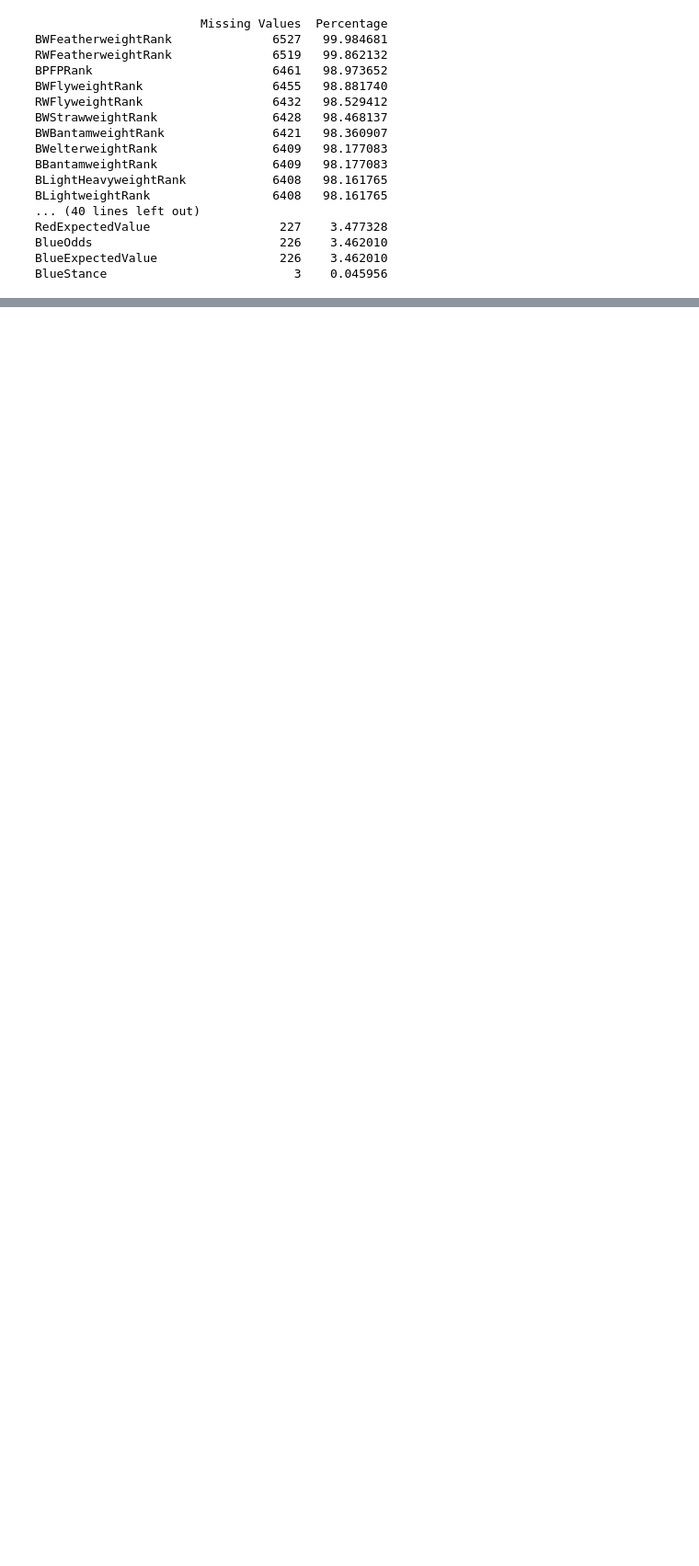
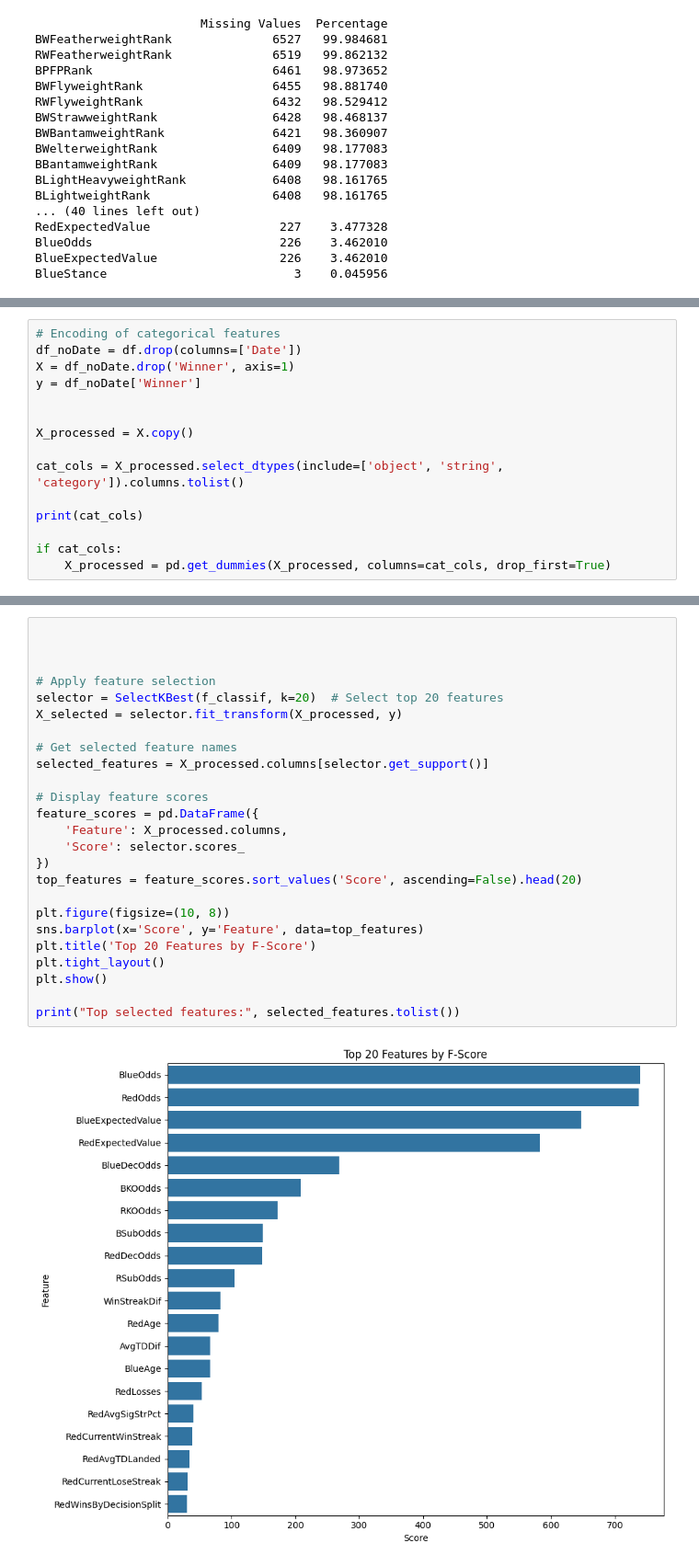
Before and after one commit to 0xPsyop/Octagon-Oracle, a Jupyter notebook: oracle.ipynb, the cells around one changed output, grey strips where cells are left out. Shown at 92% size. Drawn from its saved outputs; the diff is of its cells as text; blank space fills up the shorter version.

Commit message:
Added feature standardization, encoding and classification

```diff
--- a/oracle.ipynb
+++ b/oracle.ipynb
@@ -227,0 +327,15 @@ Processed dataset saved!
+# %%
+# Encoding of categorical features
+df_noDate = df.drop(columns=['Date'])
+X = df_noDate.drop('Winner', axis=1)
+y = df_noDate['Winner']
+
+
+X_processed = X.copy()
+
+cat_cols = X_processed.select_dtypes(include=['object', 'string', 'category']).columns.tolist()
+
+print(cat_cols)
+
+if cat_cols:
+    X_processed = pd.get_dummies(X_processed, columns=cat_cols, drop_first=True)
@@ -227,0 +344,27 @@ Processed dataset saved!
+# %%
+
+
+
+# Apply feature selection
+selector = SelectKBest(f_classif, k=20)  # Select top 20 features
+X_selected = selector.fit_transform(X_processed, y)
+
+# Get selected feature names
+selected_features = X_processed.columns[selector.get_support()]
+
+# Display feature scores
+feature_scores = pd.DataFrame({
+    'Feature': X_processed.columns,
+    'Score': selector.scores_
+})
+top_features = feature_scores.sort_values('Score', ascending=False).head(20)
+
+plt.figure(figsize=(10, 8))
+sns.barplot(x='Score', y='Feature', data=top_features)
+plt.title('Top 20 Features by F-Score')
+plt.tight_layout()
+plt.show()
+
+print("Top selected features:", selected_features.tolist())
+# %% [output]
+[figure, added]
```
Also changed, not shown: parts of 9 cells of this notebook.
